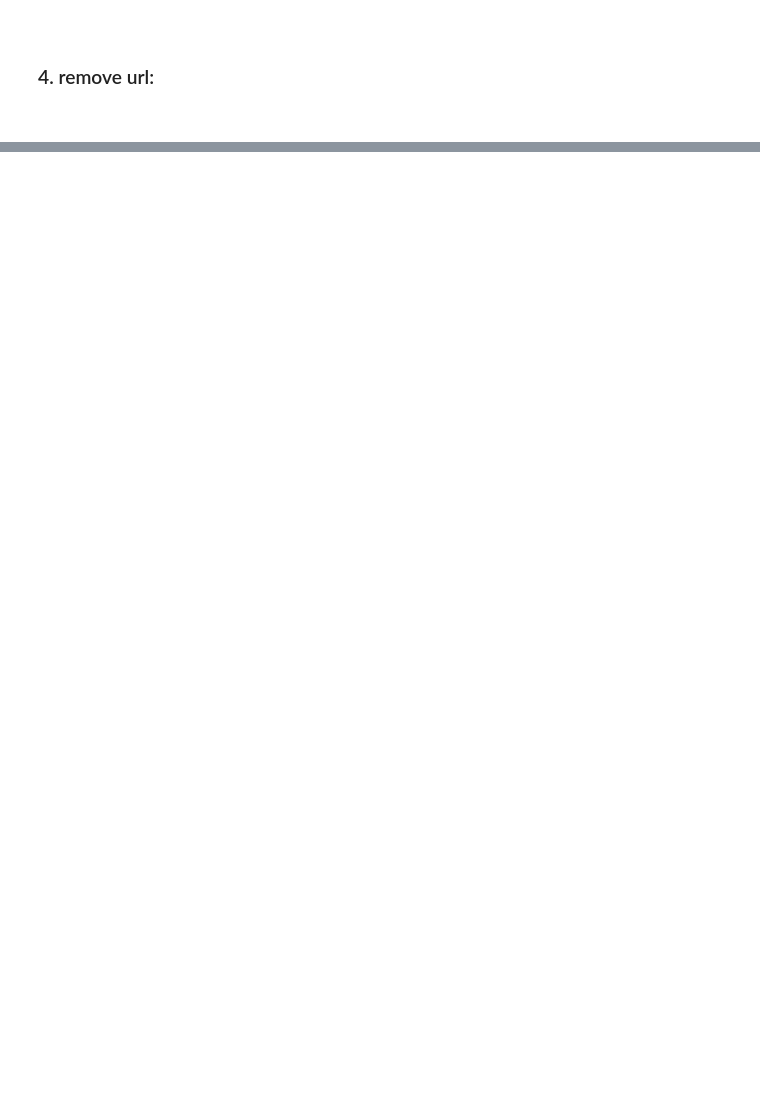
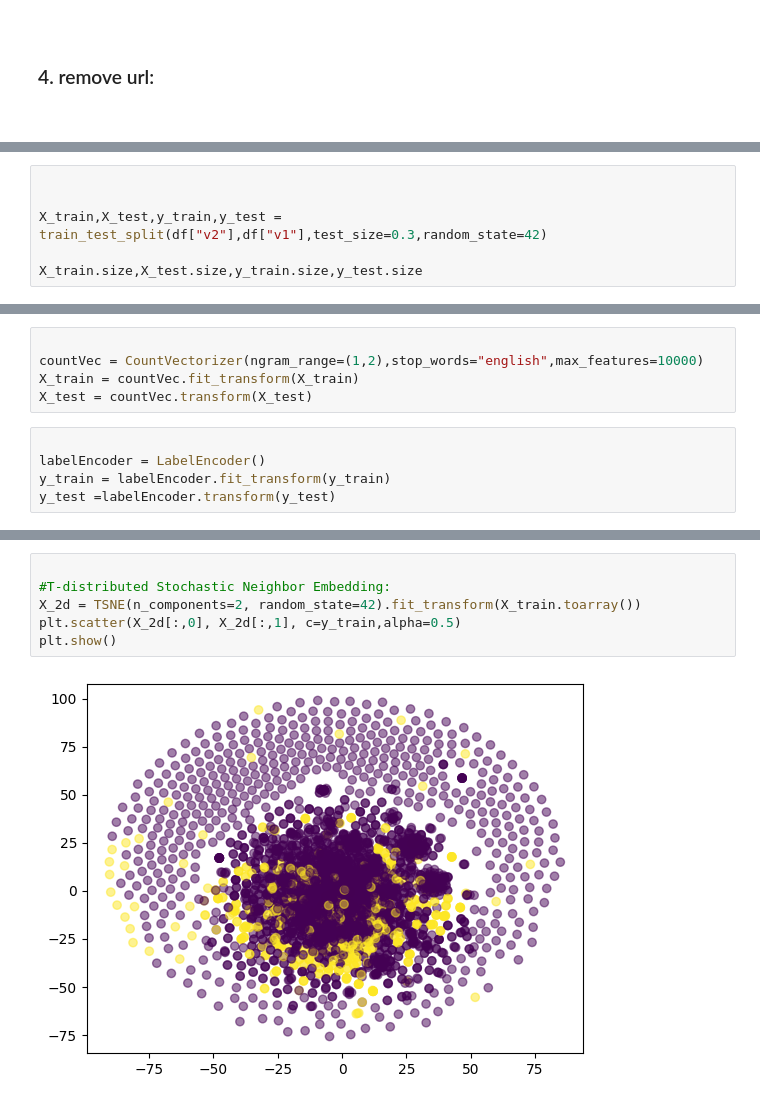
Before and after one commit to yasin-arafat-05/NLP, a Jupyter notebook: 04_sms_spam_collection/sms_spam_collection.ipynb, the cells around one changed output, grey strips where cells are left out. Saved outputs shown, nothing was run; the diff lists cells and outputs as text; blank space fills up the shorter version.

```diff
--- a/04_sms_spam_collection/sms_spam_collection.ipynb
+++ b/04_sms_spam_collection/sms_spam_collection.ipynb
@@ -145,0 +421,6 @@ df["v2"] = df["v2"].apply(removeEmoji)
+# %%
+
+
+X_train,X_test,y_train,y_test = train_test_split(df["v2"],df["v1"],test_size=0.3,random_state=42)
+
+X_train.size,X_test.size,y_train.size,y_test.size
@@ -145,0 +445,10 @@ df["v2"] = df["v2"].apply(removeEmoji)
+# %%
+
+countVec = CountVectorizer(ngram_range=(1,2),stop_words="english",max_features=10000)
+X_train = countVec.fit_transform(X_train)
+X_test = countVec.transform(X_test)
+# %%
+
+labelEncoder = LabelEncoder()
+y_train = labelEncoder.fit_transform(y_train)
+y_test =labelEncoder.transform(y_test)
@@ -145,0 +537,8 @@ df["v2"] = df["v2"].apply(removeEmoji)
+# %%
+
+#T-distributed Stochastic Neighbor Embedding:
+X_2d = TSNE(n_components=2, random_state=42).fit_transform(X_train.toarray())
+plt.scatter(X_2d[:,0], X_2d[:,1], c=y_train,alpha=0.5)
+plt.show()
+# %% [output]
+[figure, added]
```
Also changed, not shown: parts of 43 cells of this notebook, 3 other files.
